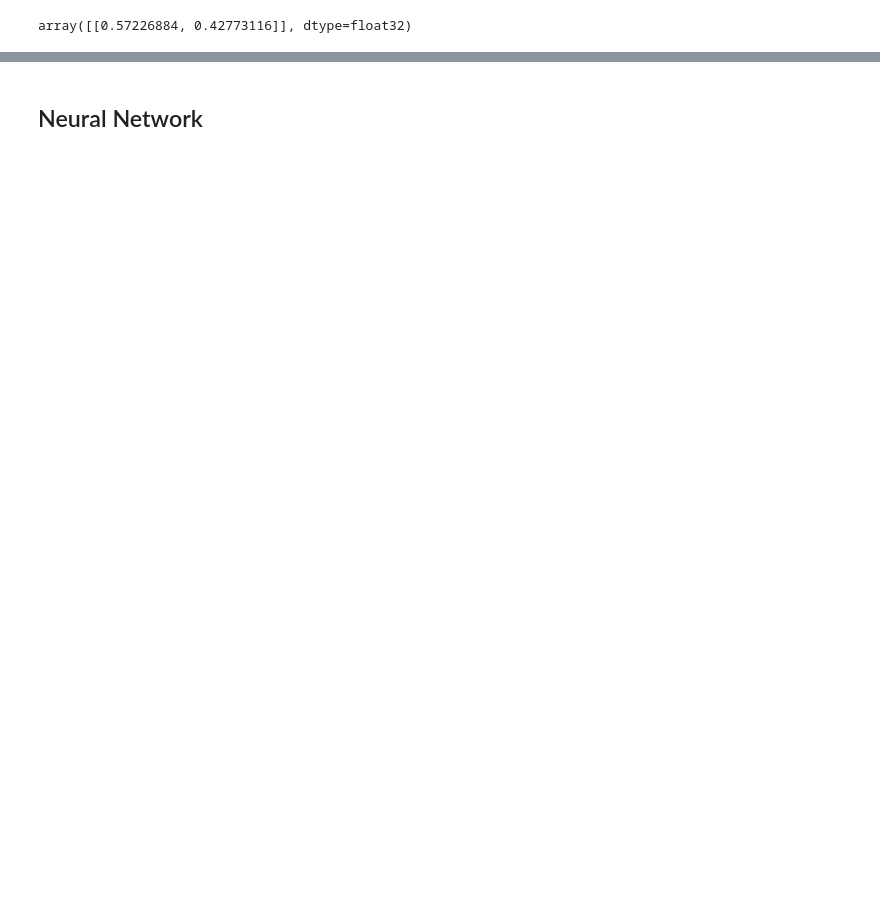
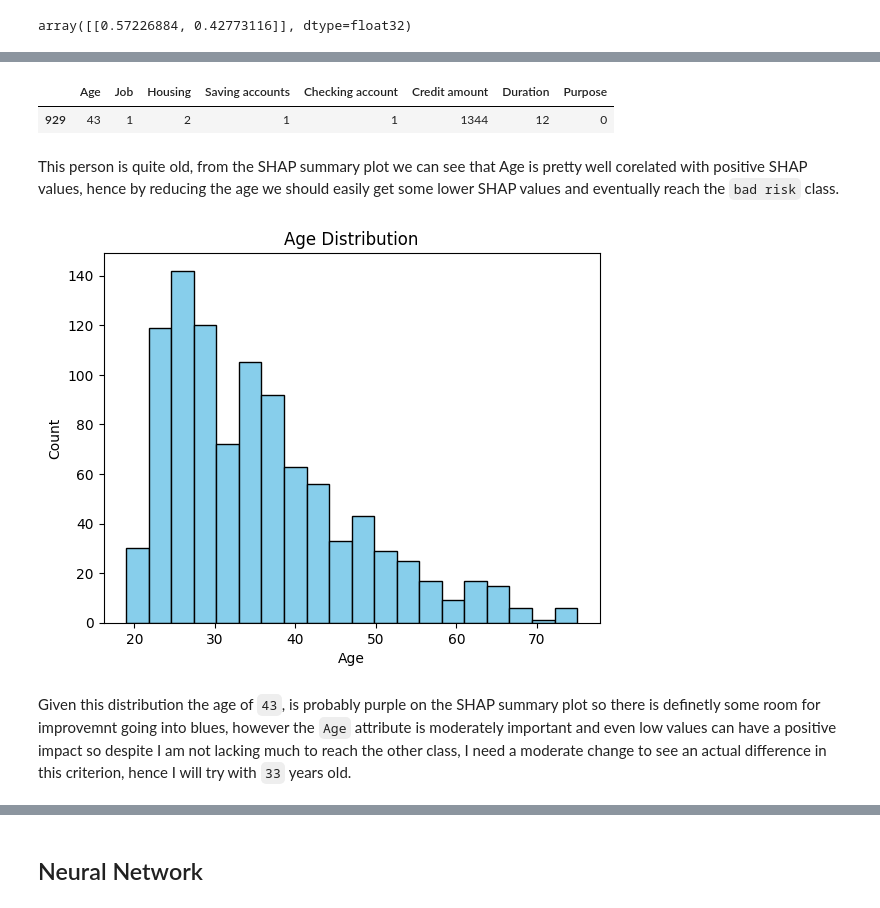
Before and after one commit to StickStickens/DA_proj2_UTADIS-and-company, a Jupyter notebook: xgb_nn.ipynb, the cells around one changed output, grey strips where cells are left out. Cells and saved outputs as stored; diff of their text form; code cells hidden in the pictures; blank space fills up the shorter version.

```diff
--- a/xgb_nn.ipynb
+++ b/xgb_nn.ipynb
@@ -430,0 +384,18 @@ New prediction: 0, probabilities: [bad: 0.5090, good: 0.4910]
+# %%
+sample = X_test.iloc[[73]].copy()
+sample
+# %% [output]
+|  | Age | Job | Housing | Saving accounts | Checking account | Credit amount | Duration | Purpose |
+| 929 | 43 | 1 | 2 | 1 | 1 | 1344 | 12 | 0 |
+# %% [markdown]
+This person is quite old, from the SHAP summary plot we can see that Age is pretty well corelated with positive SHAP values, hence by reducing the age we should easily get some lower SHAP values and eventually reach the `bad risk` class.
+# %%
+plt.hist(data['Age'], bins=20, color='skyblue', edgecolor='black')
+plt.xlabel('Age')
+plt.ylabel('Count')
+plt.title('Age Distribution')
+plt.show()
+# %% [output]
+[figure, added]
+# %% [markdown]
+Given this distribution the age of `43`, is probably purple on the SHAP summary plot so there is definetly some room for improvemnt going into blues, however the `Age` attribute is moderately important and even low values can have a positive impact so despite I am not lacking much to reach the other class, I need a moderate change to see an actual difference in this criterion, hence I will try with `33` years old.
```
Also changed, not shown: parts of 50 cells of this notebook.
